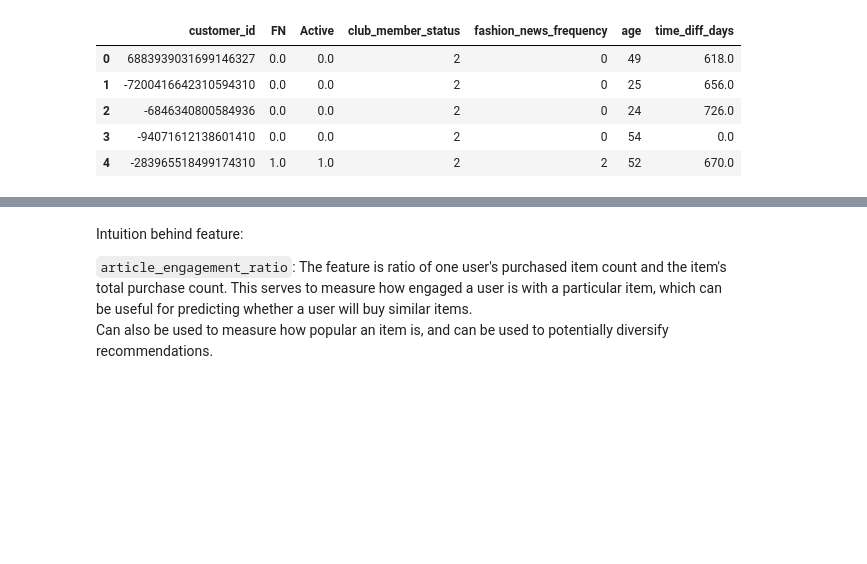
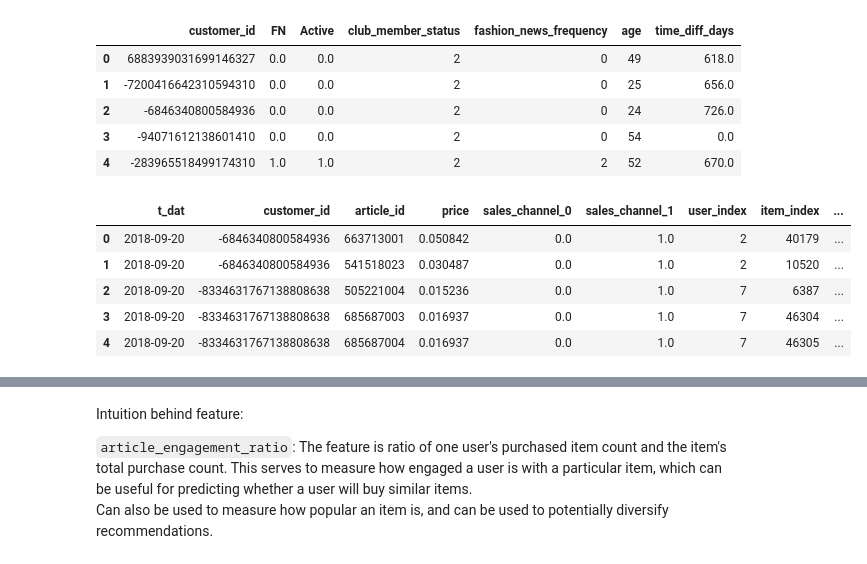
Before and after one commit to Afats/HnM-recco, a Jupyter notebook: hnm-notebook.ipynb, the cells around one changed output, grey strips where cells are left out. Cells and saved outputs as stored; diff of their text form; code cells hidden in the pictures; blank space fills up the shorter version.

Commit message:
purchase ratio feature fix

```diff
--- a/hnm-notebook.ipynb
+++ b/hnm-notebook.ipynb
@@ -570,18 +570,30 @@ customers.head()
 # %%
 # Calculate purchased item count for each user
 transactions['quantity'] = 1
 user_item_count = transactions.groupby(['customer_id', 'article_id'])['quantity'].sum().reset_index()
 
 # Calculate total item count for each article
 total_item_count = transactions.groupby('article_id')['quantity'].sum().reset_index()
 total_item_count.columns = ['article_id', 'total_items']
 
 user_item_count = pd.merge(user_item_count, total_item_count, on='article_id', how='left')
 
 # Calculate ratio of purchased item count and total item count
 user_item_count['article_engagement_ratio'] = user_item_count['quantity'] / user_item_count['total_items']
 
 
 transactions = pd.merge(transactions, user_item_count[['customer_id', 'article_id', 'article_engagement_ratio']], on=['customer_id', 'article_id'], how='left')
+transactions['quantity'] = user_item_count['quantity']
+
+# merge article_engagement_ratio_x and article_engagement_ratio_y into one column
+transactions['article_engagement_ratio'] = transactions['article_engagement_ratio_x'].fillna(transactions['article_engagement_ratio_y'])
+transactions.drop(['article_engagement_ratio_x', 'article_engagement_ratio_y'], axis=1, inplace=True)
 
 transactions.head()
+# %% [output]
+|  | t_dat | customer_id | article_id | price | sales_channel_0 | sales_channel_1 | user_index | item_index | ... |
+| 0 | 2018-09-20 | -6846340800584936 | 663713001 | 0.050842 | 0.0 | 1.0 | 2 | 40179 | ... |
+| 1 | 2018-09-20 | -6846340800584936 | 541518023 | 0.030487 | 0.0 | 1.0 | 2 | 10520 | ... |
+| 2 | 2018-09-20 | -8334631767138808638 | 505221004 | 0.015236 | 0.0 | 1.0 | 7 | 6387 | ... |
+| 3 | 2018-09-20 | -8334631767138808638 | 685687003 | 0.016937 | 0.0 | 1.0 | 7 | 46304 | ... |
+| 4 | 2018-09-20 | -8334631767138808638 | 685687004 | 0.016937 | 0.0 | 1.0 | 7 | 46305 | ... |
```
Also changed, not shown: parts of 1 cell of this notebook.
